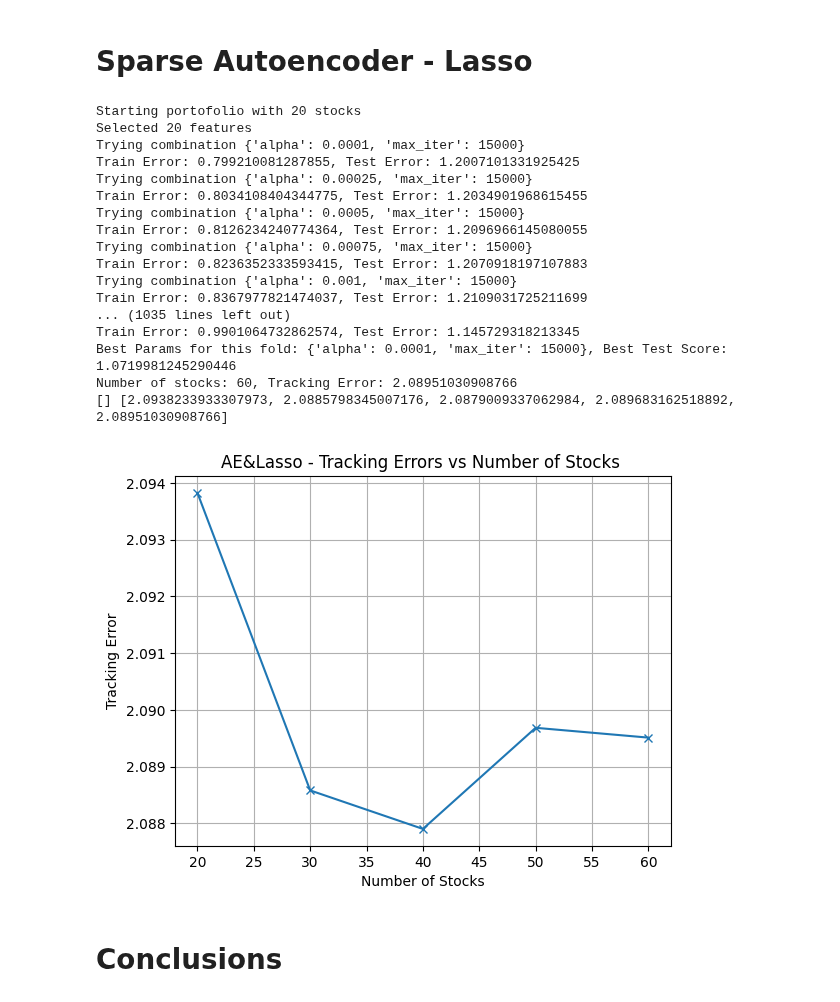
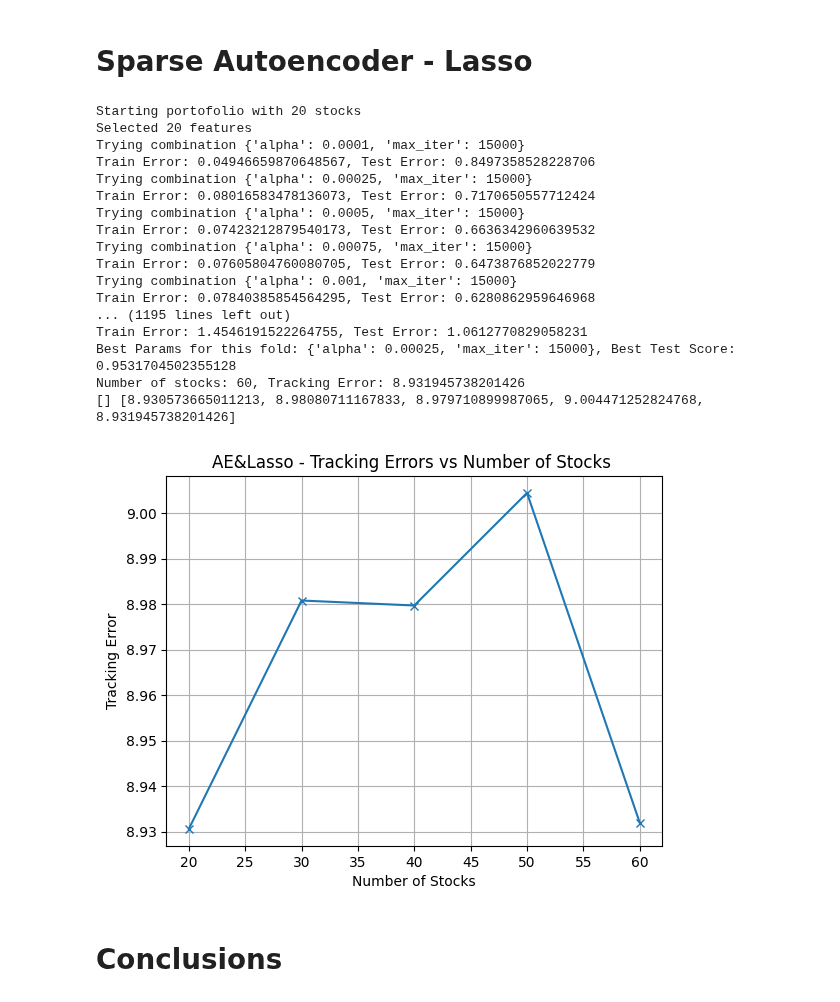
Before and after one commit to dbriito13/CSCA5622, a Jupyter notebook: nifty-50-partial-replication.ipynb, the cells around one changed output. Cells and saved outputs as stored; diff of their text form; code cells hidden in the pictures.

```diff
--- a/nifty-50-partial-replication.ipynb
+++ b/nifty-50-partial-replication.ipynb
@@ -776,7 +929,7 @@ def autoencoder_feature_selection(X, input_dim, encoding_dim, K):
     return top_feature_indices, encoder, autoencoder
 # %%
 def AE_Experiment(K, X, y, model_class, params, debug=False):
-    tscv = TimeSeriesSplit(n_splits=13, max_train_size=85000, test_size=45000)
+    tscv = TimeSeriesSplit(n_splits=15, max_train_size=15000, test_size=4500)
     fold_scores = []
 
     for train_index, test_index in tscv.split(X):
@@ -859,26 +1012,26 @@ def plot_AE_Lasso(X,y):
     plt.grid(True)
     plt.savefig("AE-Lasso.png")
     plt.show()
-# %%
-plot_AE_Lasso(X,y)
-# %% [output]
-Starting portofolio with 20 stocks
-Selected 20 features
-Trying combination {'alpha': 0.0001, 'max_iter': 15000}
-Train Error: 0.799210081287855, Test Error: 1.2007101331925425
-Trying combination {'alpha': 0.00025, 'max_iter': 15000}
-Train Error: 0.8034108404344775, Test Error: 1.2034901968615455
-Trying combination {'alpha': 0.0005, 'max_iter': 15000}
-Train Error: 0.8126234240774364, Test Error: 1.2096966145080055
-Trying combination {'alpha': 0.00075, 'max_iter': 15000}
-Train Error: 0.8236352333593415, Test Error: 1.2070918197107883
-Trying combination {'alpha': 0.001, 'max_iter': 15000}
-Train Error: 0.8367977821474037, Test Error: 1.2109031725211699
-... (1035 lines left out)
-Train Error: 0.9901064732862574, Test Error: 1.145729318213345
-Best Params for this fold: {'alpha': 0.0001, 'max_iter': 15000}, Best Test Score: 1.0719981245290446
-Number of stocks: 60, Tracking Error: 2.08951030908766
-[] [2.0938233933307973, 2.0885798345007176, 2.0879009337062984, 2.089683162518892, 2.08951030908766]
-[figure, removed]
+# %%
+plot_AE_Lasso(hourly_X,hourly_y)
+# %% [output]
+Starting portofolio with 20 stocks
+Selected 20 features
+Trying combination {'alpha': 0.0001, 'max_iter': 15000}
+Train Error: 0.04946659870648567, Test Error: 0.8497358528228706
+Trying combination {'alpha': 0.00025, 'max_iter': 15000}
+Train Error: 0.08016583478136073, Test Error: 0.7170650557712424
+Trying combination {'alpha': 0.0005, 'max_iter': 15000}
+Train Error: 0.07423212879540173, Test Error: 0.6636342960639532
+Trying combination {'alpha': 0.00075, 'max_iter': 15000}
+Train Error: 0.07605804760080705, Test Error: 0.6473876852022779
+Trying combination {'alpha': 0.001, 'max_iter': 15000}
+Train Error: 0.07840385854564295, Test Error: 0.6280862959646968
+... (1195 lines left out)
+Train Error: 1.4546191522264755, Test Error: 1.0612770829058231
+Best Params for this fold: {'alpha': 0.00025, 'max_iter': 15000}, Best Test Score: 0.9531704502355128
+Number of stocks: 60, Tracking Error: 8.931945738201426
+[] [8.930573665011213, 8.98080711167833, 8.979710899987065, 9.004471252824768, 8.931945738201426]
+[figure, added]
 # %% [markdown]
 # Conclusions
```
Also changed, not shown: parts of 7 cells of this notebook.
